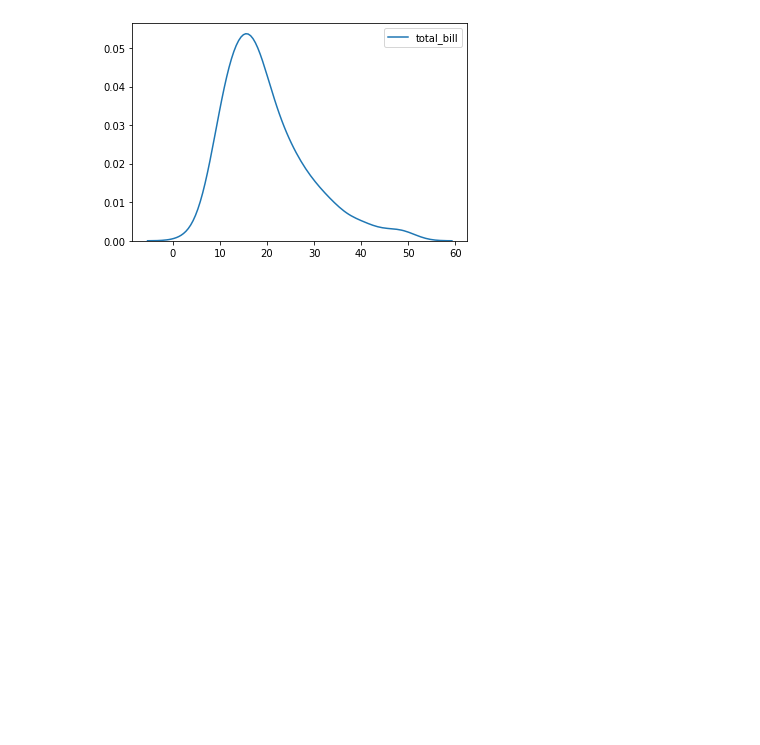
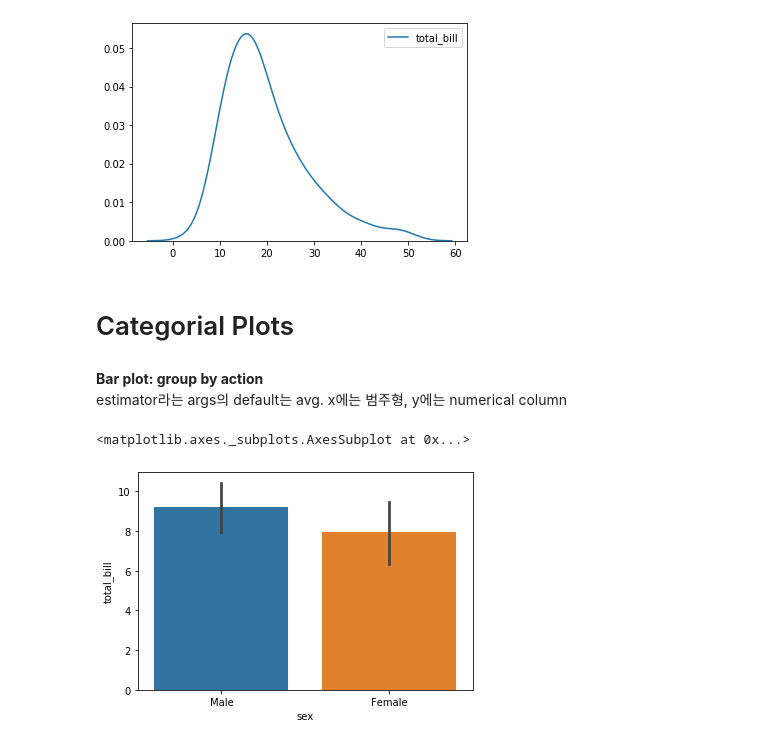
Before and after one commit to JeonHG/DS_ML_basics, a Jupyter notebook: Seaborn.ipynb, the cells around one changed output. Drawn from its saved outputs; the diff is of its cells as text; code cells hidden in the pictures; blank space fills up the shorter version.

Commit message:
49-categorial plots, 50-matrix plots

```diff
--- a/Seaborn.ipynb
+++ b/Seaborn.ipynb
@@ -93,3 +91,9 @@ sns.kdeplot(tips["total_bill"])
 # %% [output]
 <matplotlib.axes._subplots.AxesSubplot at 0x...>
 [figure]
+# %% [markdown]
+# Categorial Plots
+# %% [markdown]
+**Bar plot: group by action**
+estimator라는 args의 default는 avg.
+x에는 범주형, y에는 numerical column
@@ -95,0 +102,5 @@ sns.kdeplot(tips["total_bill"])
+# %%
+sns.barplot(x="sex",y="total_bill",data=tips, estimator=np.std)
+# %% [output]
+<matplotlib.axes._subplots.AxesSubplot at 0x...>
+[figure, added]
```
Also changed, not shown: parts of 33 cells of this notebook.
